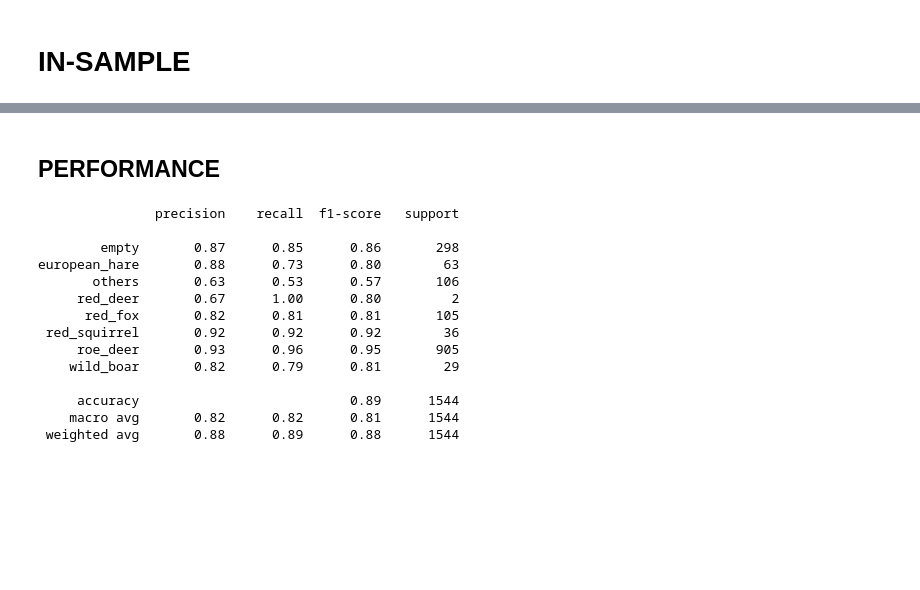
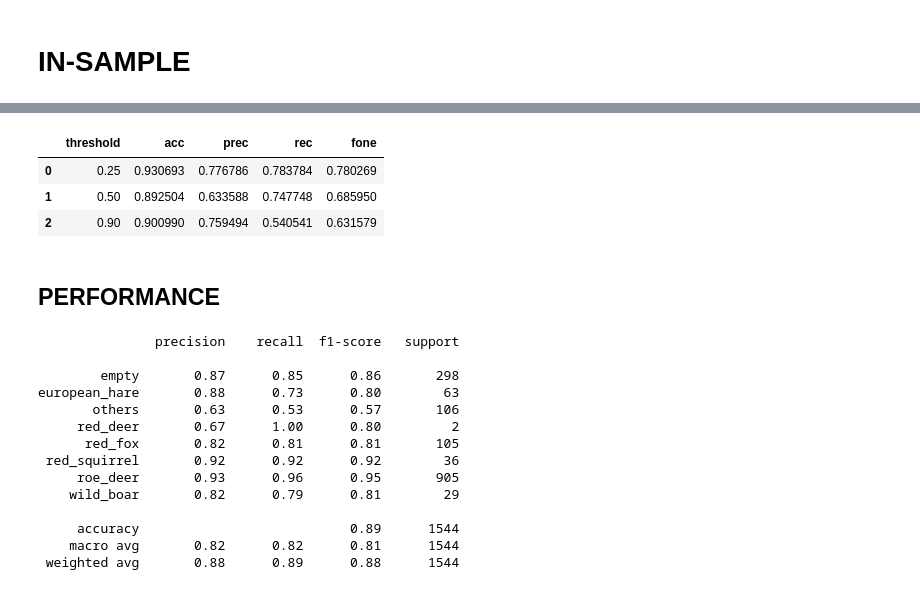
Before and after one commit to slds-lmu/wildlife-experiments, a Jupyter notebook: results_light.ipynb, the cells around one changed output, grey strips where cells are left out. Cells and saved outputs as stored; diff of their text form; code cells hidden in the pictures; blank space fills up the shorter version.

```diff
--- a/results_light.ipynb
+++ b/results_light.ipynb
@@ -121,3 +171,10 @@ df_ins_empty  # Table 2
+# %%
+df_ins_empty  # Table 2
+# %% [output]
+|  | threshold | acc | prec | rec | fone |
+| 0 | 0.25 | 0.930693 | 0.776786 | 0.783784 | 0.780269 |
+| 1 | 0.50 | 0.892504 | 0.633588 | 0.747748 | 0.685950 |
+| 2 | 0.90 | 0.900990 | 0.759494 | 0.540541 | 0.631579 |
 # %% [markdown]
 ## PERFORMANCE
 # %%
```
Also changed, not shown: parts of 8 cells of this notebook.
